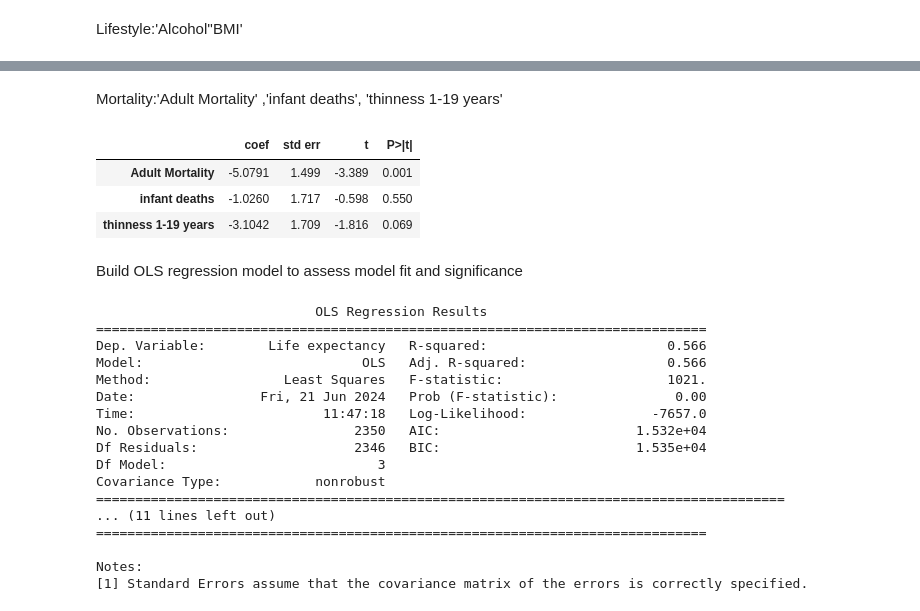
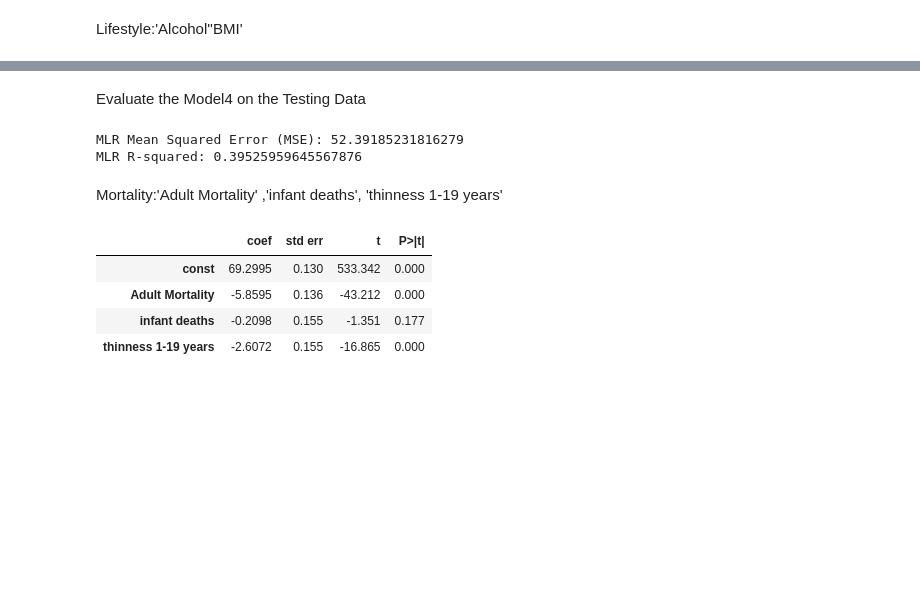
Before and after one commit to samamaryna/team_project, a Jupyter notebook: Project_1.ipynb, the cells around one changed output, grey strips where cells are left out. Drawn from its saved outputs; the diff is of its cells as text; code cells hidden in the pictures; blank space fills up the shorter version.

```diff
--- a/Project_1.ipynb
+++ b/Project_1.ipynb
@@ -426,11 +380,10 @@ model_formula = 'Q("Life expectancy") ~ Q("Alcohol") + Q("BMI")'
 # %%
 # Add a constant to the model (intercept term)
-X_train = sm.add_constant(X_train)
+X4_train = sm.add_constant(X4_train)
 
-# Fit the OLS model
-model = sm.OLS(y_train, X_train)
-results = model.fit()
-
+# Fit the MLR model
+model4 = sm.OLS(y4_train, X4_train)
+results = model4.fit()
+summarize(results)
 # Print the summary of the regression
-print(results.summary())
 # %% [output]
@@ -454,23 +394,29 @@ Notes:
+# %% [markdown]
+Evaluate the Model4 on the Testing Data
+# %%
+# Add a constant to the model (intercept term)
+X4_test = sm.add_constant(X4_test)
+
+# Predict using the model fitted on the training data
+y4_pred = results.predict(X4_test)
+
+# Calculate Mean Squared Error (MSE) and R-squared
+mse = mean_squared_error(y4_test, y4_pred)
+r2 = r2_score(y4_test, y4_pred)
+
+print(f'MLR Mean Squared Error (MSE): {mse}')
+print(f'MLR R-squared: {r2}')
+# %% [output]
+MLR Mean Squared Error (MSE): 52.39185231816279
+MLR R-squared: 0.39525959645567876
 # %% [markdown]
  Mortality:'Adult Mortality' ,'infant deaths', 'thinness  1-19 years'
 # %%
 # Define X (independent variables)
-X = df[['Adult Mortality', 'infant deaths', 'thinness  1-19 years']]
+X5 = df[['Adult Mortality', 'infant deaths', 'thinness  1-19 years']]
 # Define y (dependent variable)
-y = df['Life expectancy']
+y5 = df['Life expectancy']
 # %%
 # Split data into training and testing sets (80% train, 20% test)
 
-X_train, X_test, y_train, y_test = train_test_split(X, y, test_size=0.2, random_state=42)
+X5_train, X5_test, y5_train, y5_test = train_test_split(X5, y5, test_size=0.2, random_state=42)
-# %%
-# To fit a multiple linear regression model
-model1 = sm.OLS(y_train, X_train )
-results1 = model1.fit()
-summarize(results1)
-# %% [output]
-|  | coef | std err | t | P>|t| |
-| Adult Mortality | -5.0791 | 1.499 | -3.389 | 0.001 |
-| infant deaths | -1.0260 | 1.717 | -0.598 | 0.550 |
-| thinness 1-19 years | -3.1042 | 1.709 | -1.816 | 0.069 |
-# %% [markdown]
-Build OLS regression model to assess model fit and significance
@@ -480,28 +423,16 @@ model_formula = 'Q("Life expectancy") ~ Q("Adult Mortality") + Q("infant deaths"
 # %%
 # Add a constant to the model (intercept term)
-X_train = sm.add_constant(X_train)
+X5_train = sm.add_constant(X5_train)
 
-# Fit the OLS model
-model = sm.OLS(y_train, X_train)
-results = model.fit()
+# Fit the MLR model
+model5 = sm.OLS(y5_train, X5_train)
+results = model5.fit()
 
 # Print the summary of the regression
-print(results.summary())
+summarize(results)
 # %% [output]
-                            OLS Regression Results
-==============================================================================
-Dep. Variable:        Life expectancy   R-squared:                       0.566
-Model:                            OLS   Adj. R-squared:                  0.566
-Method:                 Least Squares   F-statistic:                     1021.
-Date:                Fri, 21 Jun 2024   Prob (F-statistic):               0.00
-Time:                        11:47:18   Log-Likelihood:                -7657.0
-No. Observations:                2350   AIC:                         1.532e+04
-Df Residuals:                    2346   BIC:                         1.535e+04
-Df Model:                           3
-Covariance Type:            nonrobust
-========================================================================================
-... (11 lines left out)
-==============================================================================
-
-Notes:
-[1] Standard Errors assume that the covariance matrix of the errors is correctly specified.
+|  | coef | std err | t | P>|t| |
+| const | 69.2995 | 0.130 | 533.342 | 0.000 |
+| Adult Mortality | -5.8595 | 0.136 | -43.212 | 0.000 |
+| infant deaths | -0.2098 | 0.155 | -1.351 | 0.177 |
+| thinness 1-19 years | -2.6072 | 0.155 | -16.865 | 0.000 |
```
Also changed, not shown: parts of 37 cells of this notebook.
